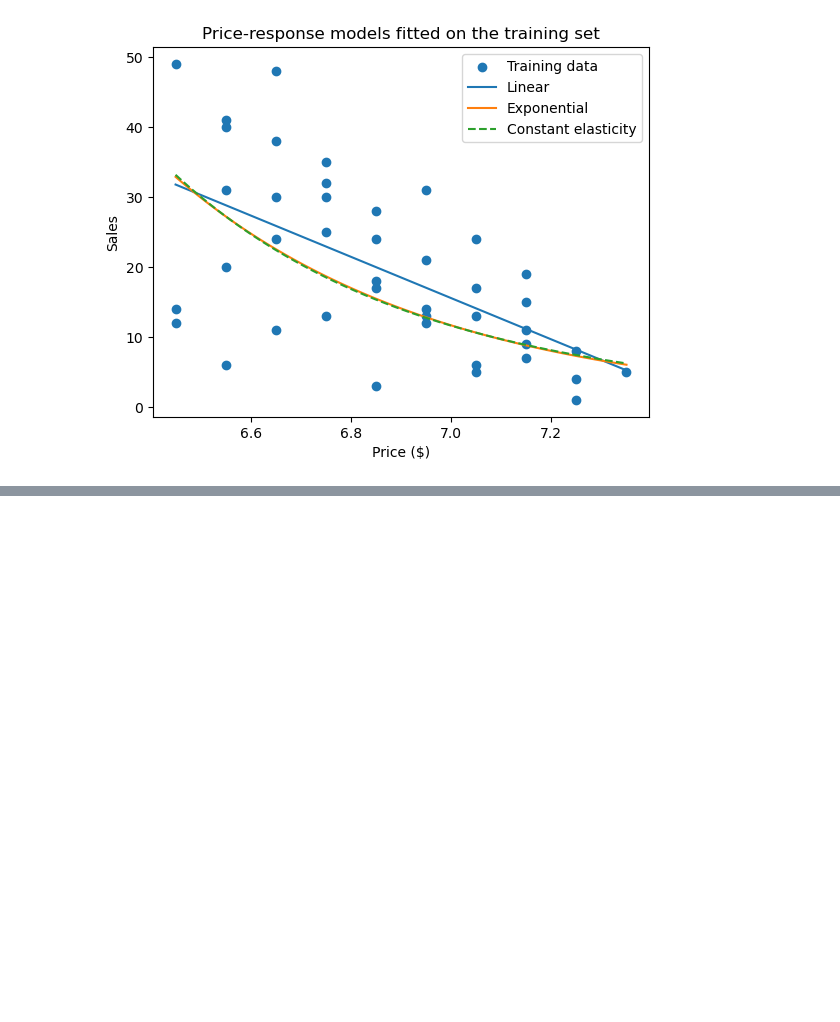
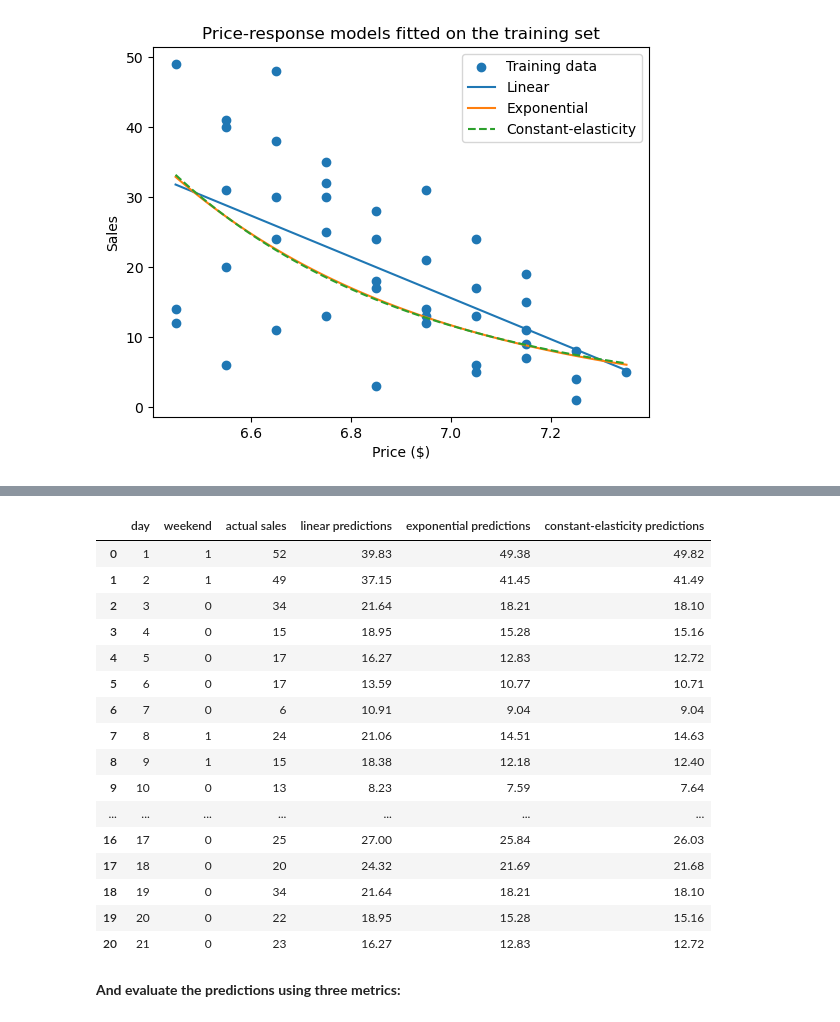
Before and after one commit to brunorossanunes/pricing-and-revenue-optimization-exercises, a Jupyter notebook: c4-ex1.ipynb, the cells around one changed output, grey strips where cells are left out. Saved outputs shown, nothing was run; the diff lists cells and outputs as text; code cells hidden in the pictures; blank space fills up the shorter version.

```diff
--- a/c4-ex1.ipynb
+++ b/c4-ex1.ipynb
@@ -212,0 +309,21 @@ And evaluate the predictions using three metrics:
+# %%
+print("Linear model with weekend")
+
+# Fitting a linear regression to the linear model training data with price and weekend
+linear_model_wknd = LinearRegression()
+linear_model_wknd.fit(X_wknd_train, y_train)
+
+# Getting the coefficients of the linear regression
+print("Intercept:", linear_model_wknd.intercept_)
+print("Price coefficient:", linear_model_wknd.coef_[0])
+print("Weekend coefficient:", linear_model_wknd.coef_[1])
+
+# Finding the parameters D and b of the linear model (weekday values, weekend = 0)
+D_lin_wknd = linear_model_wknd.intercept_
+print("D (weekday) =", D_lin_wknd)
+b_lin_wknd = - linear_model_wknd.coef_[0] / D_lin_wknd
+print("b =", b_lin_wknd)
+
+# Finding the R-squared value of the linear regression model on the training data
+r_squared_lin_wknd = linear_model_wknd.score(X_wknd_train, y_train)
+print("R-squared:", r_squared_lin_wknd)
@@ -212,0 +461,8 @@ And evaluate the predictions using three metrics:
+# %%
+# Creating variables for the test set data (y variables are the same as before)
+X_wknd_test = test_set[["price", "weekend"]]
+X_log_wknd_test = X_wknd_test.copy()
+X_log_wknd_test["price"] = np.log(X_log_wknd_test["price"])
+
+display(X_wknd_test.head())
+display(X_log_wknd_test.head())
@@ -212,0 +482,36 @@ And evaluate the predictions using three metrics:
+# %%
+# Creating the predictions for the test set data for each model with weekend
+linear_predictions_wknd = linear_model_wknd.predict(X_wknd_test)
+exponential_predictions_wknd = np.exp(exponential_model_wknd.predict(X_wknd_test))
+constant_elasticity_predictions_wknd = np.exp(constant_elasticity_model_wknd.predict(X_log_wknd_test))
+
+# Creating a predictions table to compare the actual sales and the predictions from each model with weekend
+predictions_table_wknd = pd.DataFrame({
+    "day": test_set["day"],
+    "weekend": test_set["weekend"],
+    "actual sales": test_set["sales"],
+    "linear predictions": linear_predictions_wknd,
+    "exponential predictions": exponential_predictions_wknd,
+    "constant-elasticity predictions": constant_elasticity_predictions_wknd
+})
+predictions_table_wknd.round(2)
+# %% [output]
+|  | day | weekend | actual sales | linear predictions | exponential predictions | constant-elasticity predictions |
+| 0 | 1 | 1 | 52 | 39.83 | 49.38 | 49.82 |
+| 1 | 2 | 1 | 49 | 37.15 | 41.45 | 41.49 |
+| 2 | 3 | 0 | 34 | 21.64 | 18.21 | 18.10 |
+| 3 | 4 | 0 | 15 | 18.95 | 15.28 | 15.16 |
+| 4 | 5 | 0 | 17 | 16.27 | 12.83 | 12.72 |
+| 5 | 6 | 0 | 17 | 13.59 | 10.77 | 10.71 |
+| 6 | 7 | 0 | 6 | 10.91 | 9.04 | 9.04 |
+| 7 | 8 | 1 | 24 | 21.06 | 14.51 | 14.63 |
+| 8 | 9 | 1 | 15 | 18.38 | 12.18 | 12.40 |
+| 9 | 10 | 0 | 13 | 8.23 | 7.59 | 7.64 |
+| ... | ... | ... | ... | ... | ... | ... |
+| 16 | 17 | 0 | 25 | 27.00 | 25.84 | 26.03 |
+| 17 | 18 | 0 | 20 | 24.32 | 21.69 | 21.68 |
+| 18 | 19 | 0 | 34 | 21.64 | 18.21 | 18.10 |
+| 19 | 20 | 0 | 22 | 18.95 | 15.28 | 15.16 |
+| 20 | 21 | 0 | 23 | 16.27 | 12.83 | 12.72 |
+# %% [markdown]
+**And evaluate the predictions using three metrics:**
```
Also changed, not shown: parts of 31 cells of this notebook.
